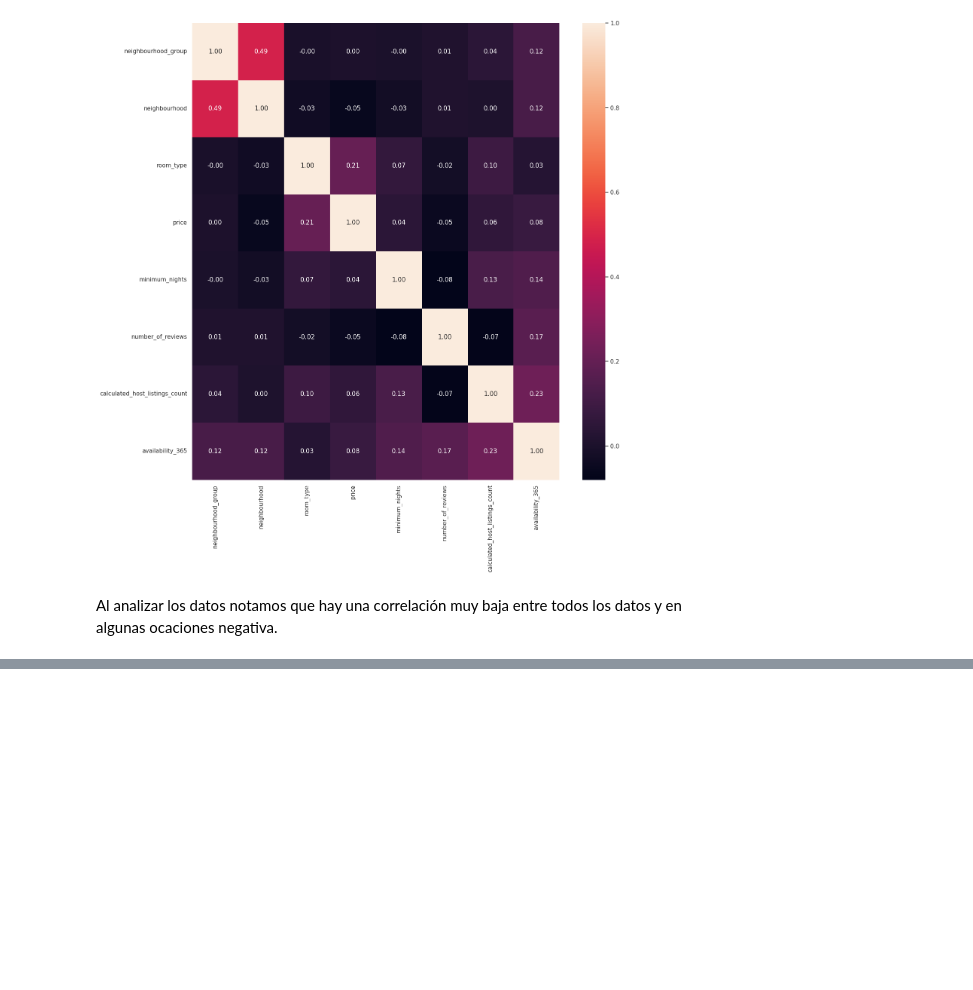
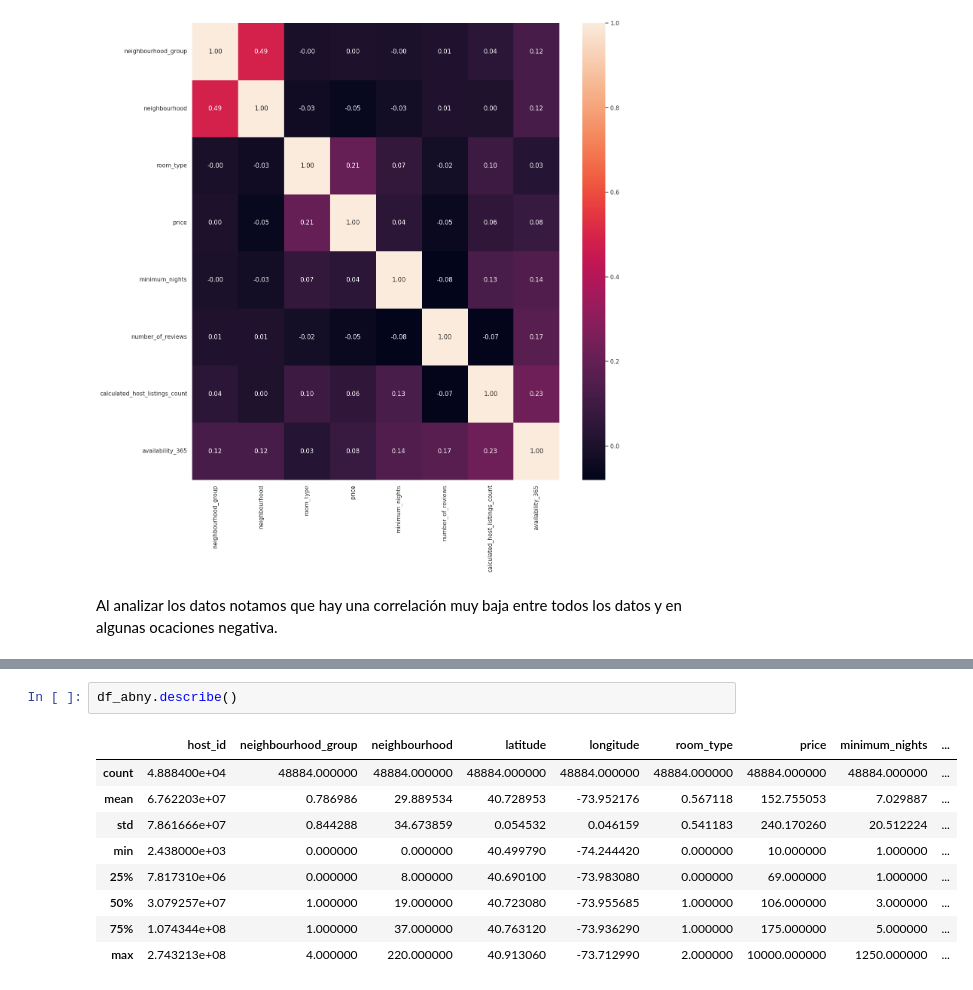
Before and after one commit to Jairo-Almanza/machine-learning-python-template, a Jupyter notebook: src/explore.ipynb, the cells around one changed output, grey strips where cells are left out. Saved outputs shown, nothing was run; the diff lists cells and outputs as text; blank space fills up the shorter version.

```diff
--- a/src/explore.ipynb
+++ b/src/explore.ipynb
@@ -322,0 +371,12 @@ Al analizar los datos notamos que hay una correlación muy baja entre todos los
+# %%
+df_abny.describe()
+# %% [output]
+|  | host_id | neighbourhood_group | neighbourhood | latitude | longitude | room_type | price | minimum_nights | ... |
+| count | 4.888400e+04 | 48884.000000 | 48884.000000 | 48884.000000 | 48884.000000 | 48884.000000 | 48884.000000 | 48884.000000 | ... |
+| mean | 6.762203e+07 | 0.786986 | 29.889534 | 40.728953 | -73.952176 | 0.567118 | 152.755053 | 7.029887 | ... |
+| std | 7.861666e+07 | 0.844288 | 34.673859 | 0.054532 | 0.046159 | 0.541183 | 240.170260 | 20.512224 | ... |
+| min | 2.438000e+03 | 0.000000 | 0.000000 | 40.499790 | -74.244420 | 0.000000 | 10.000000 | 1.000000 | ... |
+| 25% | 7.817310e+06 | 0.000000 | 8.000000 | 40.690100 | -73.983080 | 0.000000 | 69.000000 | 1.000000 | ... |
+| 50% | 3.079257e+07 | 1.000000 | 19.000000 | 40.723080 | -73.955685 | 1.000000 | 106.000000 | 3.000000 | ... |
+| 75% | 1.074344e+08 | 1.000000 | 37.000000 | 40.763120 | -73.936290 | 1.000000 | 175.000000 | 5.000000 | ... |
+| max | 2.743213e+08 | 4.000000 | 220.000000 | 40.913060 | -73.712990 | 2.000000 | 10000.000000 | 1250.000000 | ... |
```
Also changed, not shown: parts of 26 cells of this notebook, 2 other files.
